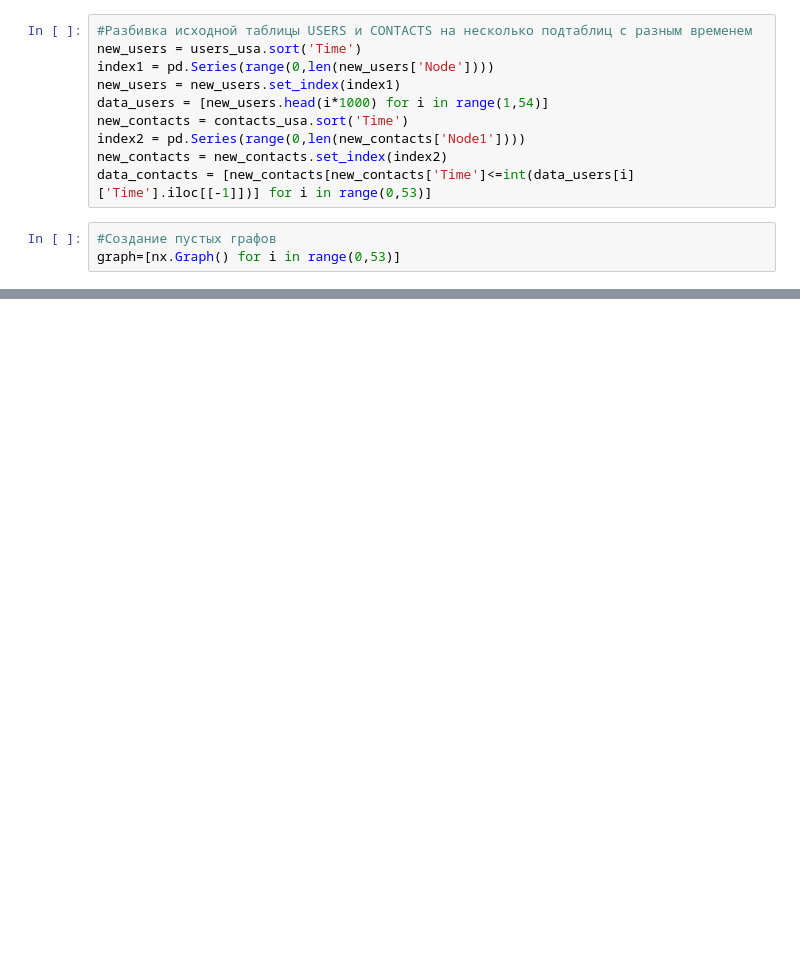
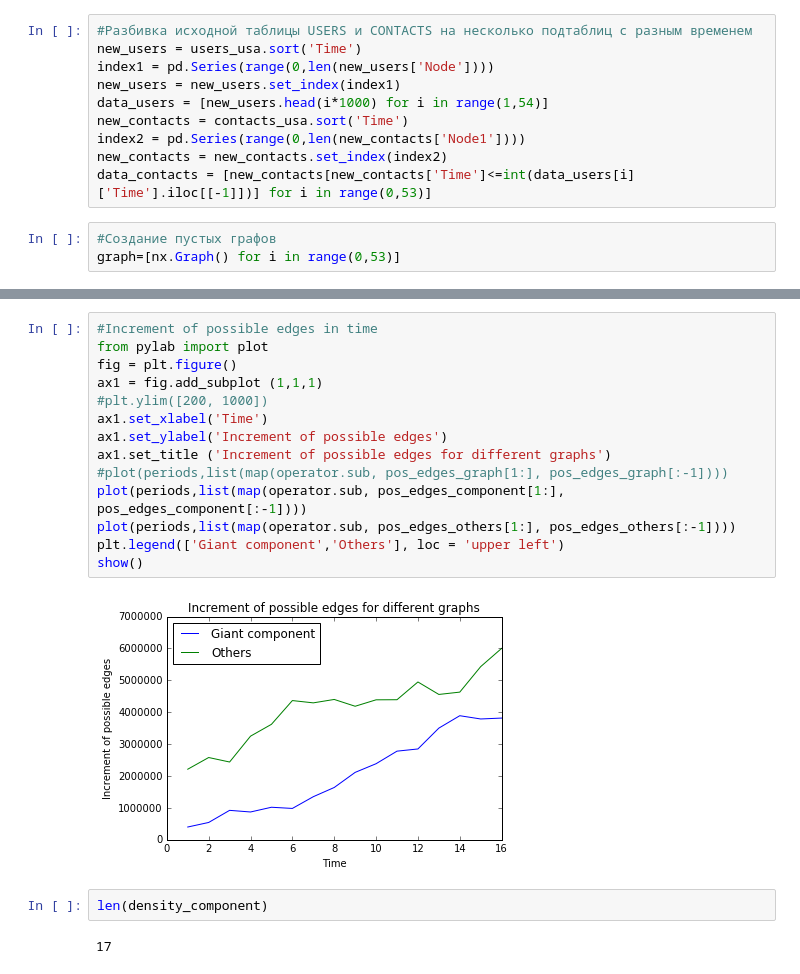
Before and after one commit to Genius-Gerund/lpp_epidemics_2016, a Jupyter notebook: Diploma.ipynb, the cells around one changed output, grey strips where cells are left out. Drawn from its saved outputs; the diff is of its cells as text; blank space fills up the shorter version.

```diff
--- a/Diploma.ipynb
+++ b/Diploma.ipynb
@@ -254,0 +237,20 @@ Image(graphs.create_png())
+# %%
+#Increment of possible edges in time
+from pylab import plot
+fig = plt.figure()
+ax1 = fig.add_subplot (1,1,1)
+#plt.ylim([200, 1000])
+ax1.set_xlabel('Time')
+ax1.set_ylabel('Increment of possible edges')
+ax1.set_title ('Increment of possible edges for different graphs')
+#plot(periods,list(map(operator.sub, pos_edges_graph[1:], pos_edges_graph[:-1])))
+plot(periods,list(map(operator.sub, pos_edges_component[1:], pos_edges_component[:-1])))
+plot(periods,list(map(operator.sub, pos_edges_others[1:], pos_edges_others[:-1])))
+plt.legend(['Giant component','Others'], loc = 'upper left')
+show()
+# %% [output]
+[figure, added]
+# %%
+len(density_component)
+# %% [output]
+17
```
Also changed, not shown: parts of 50 cells of this notebook.
